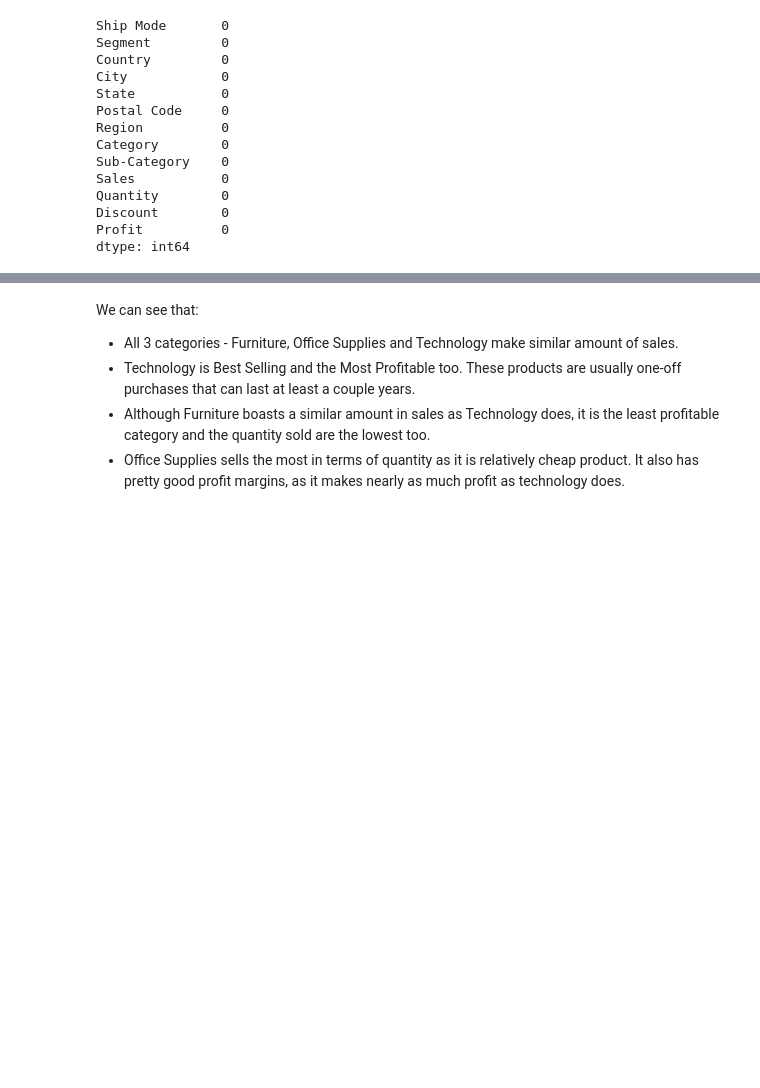
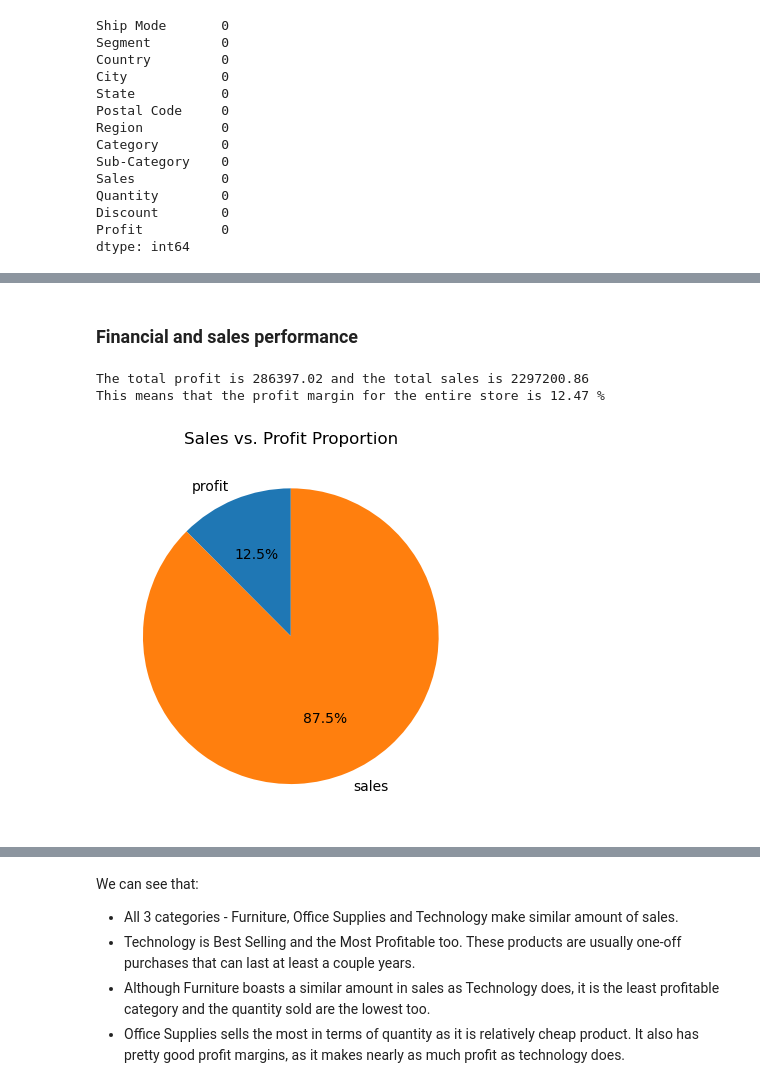
Before and after one commit to Deyazdev/projects, a Jupyter notebook: Superstore Analysis.ipynb, the cells around one changed output, grey strips where cells are left out. Cells and saved outputs as stored; diff of their text form; code cells hidden in the pictures; blank space fills up the shorter version.

```diff
--- a/Superstore Analysis.ipynb
+++ b/Superstore Analysis.ipynb
@@ -119,4 +37,0 @@ Let us now create some calculated fields so that we have useful data to work wit
-# %%
-#Profit margin percentage
-df['Profit Margin %'] = (df.Profit/df.Sales)*100
-df.head()
@@ -196,0 +81,8 @@ fig.tight_layout()
+# %%
+#removing the country column as it is redundant
+# df = df.drop('Country', inplace=True)
+# Creating a price column that displays the price of one unit of the product
+df['price'] = df['Sales']/df['Quantity']
+#Creating a profit margin column to determine profitability of the transaction as a percentage
+df['profit_margin'] = (df.Profit/df.Sales)*100
+df.head()
@@ -196,0 +132,17 @@ fig.tight_layout()
+# %% [markdown]
+### Financial and sales performance
+# %%
+# determine the overall financial performance of the firm
+print('The total profit is', round(df.profit.sum(), 2), 'and the total sales is', round(df.sales.sum(), 2))
+print('This means that the profit margin for the entire store is', round(df.profit.sum()/df.sales.sum() * 100, 2), '%')
+# %% [output]
+The total profit is 286397.02 and the total sales is 2297200.86
+This means that the profit margin for the entire store is 12.47 %
+# %%
+values = [df.profit.sum(), df.sales.sum() - df.profit.sum()]
+labels1 = ['profit', 'sales']
+plt.pie(values, labels = labels1, startangle=90, autopct='%1.1f%%')
+plt.title('Sales vs. Profit Proportion')
+plt.show()
+# %% [output]
+[figure, added]
```
Also changed, not shown: parts of 77 cells of this notebook.
